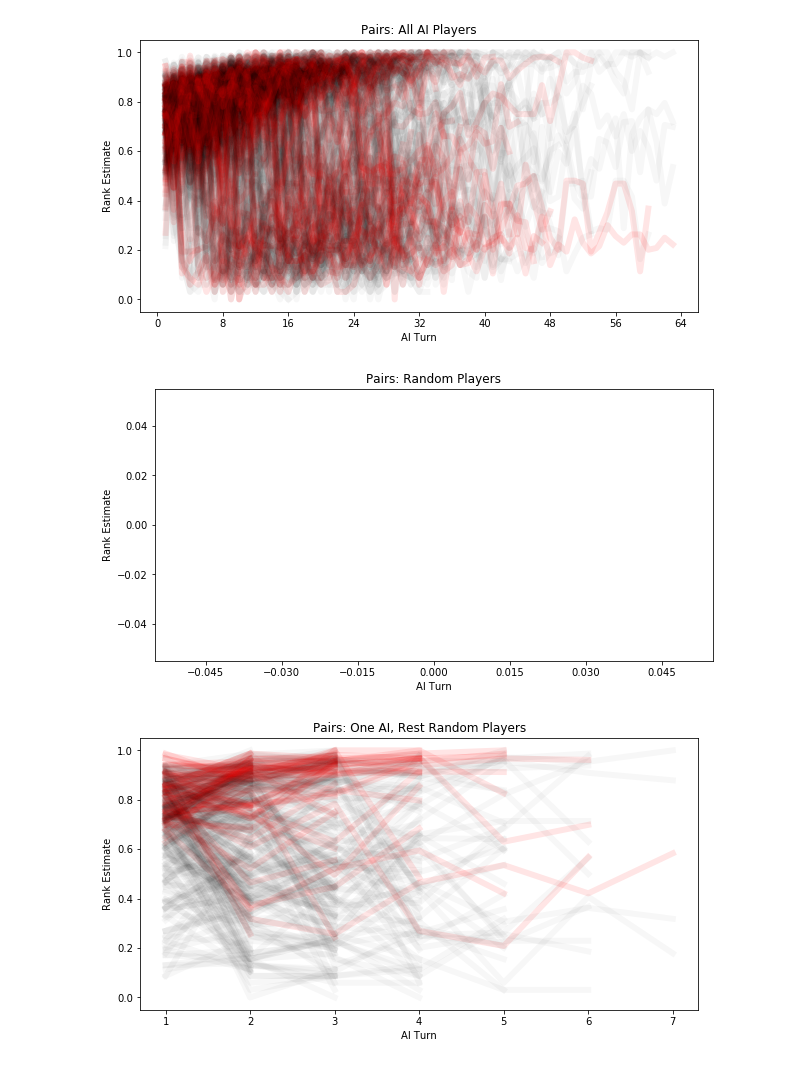
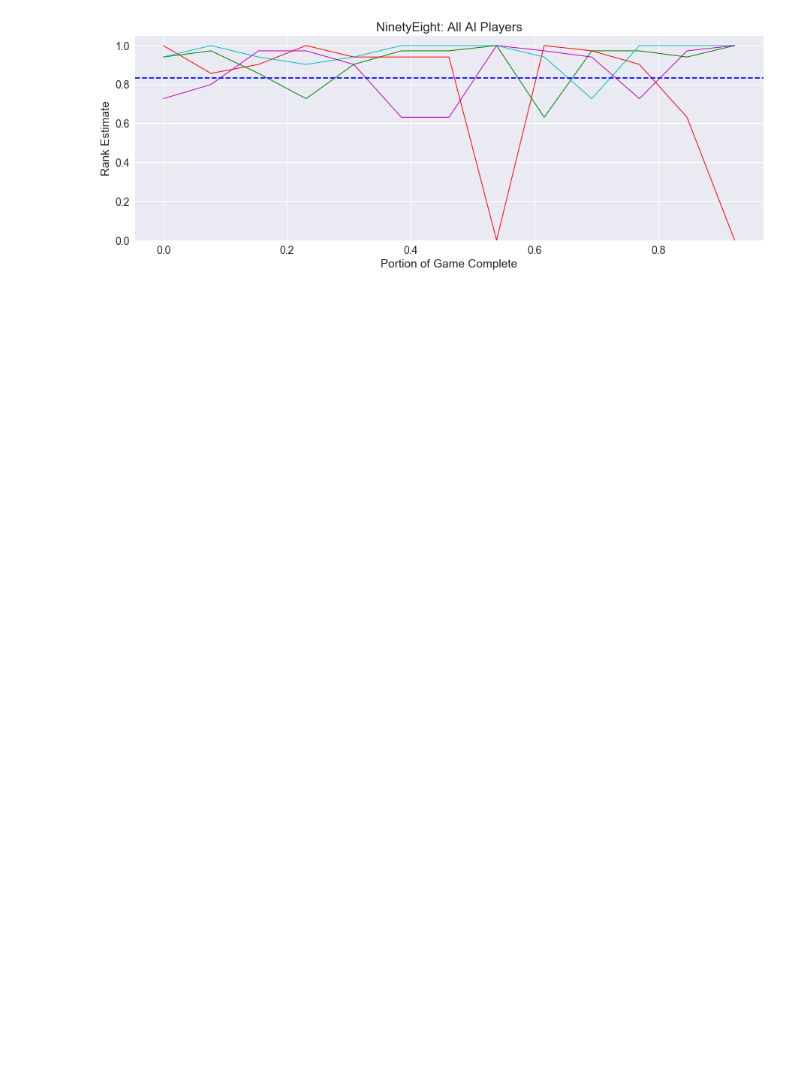
Before and after one commit to mgoadric/cardstock, a Jupyter notebook: Analysis/CardStock Analysis.ipynb, the cells around one changed output. Cells and saved outputs as stored; diff of their text form; code cells hidden in the pictures; blank space fills up the shorter version.

Commit message:
Adding in NinetyEight with more players. Fixed some heuristics

```diff
--- a/Analysis/CardStock Analysis.ipynb
+++ b/Analysis/CardStock Analysis.ipynb
@@ -5,3 +10,11 @@ import pandas
 from matplotlib.ticker import MaxNLocator
 %matplotlib inline
+# %%
+count = {"AllAI":100, "AllRnd":100, "RndandAI":100}
+typename = {"AllAI":"All AI Players", "AllRnd":"Random Players", "RndandAI":"One AI, Rest Random Players"}
+nump = {"Agram":4, "Pairs":2, "NinetyEight":4}
+convergence = {}
+heuristics = {}
+game = "NinetyEight"
+tricktaking = False
 # %%
@@ -51,28 +110,63 @@ for type in count.keys():
 # %%
-game = "Pairs"
-nump = 5
-for type in count.keys():
+nump = 4
+dthresh = (1 + (nump - 2) / (nump - 1)) / 2
+colors = ["r", "g", "c", "m", "y"]
+heuristics["Drama"] = 0
+heuristics["Security"] = 0
+for type in ["AllAI"]:
     fopen = open("../CardStockXam/bin/Release/games/" + game + str(nump) + ".gdl" + type + "-leadstats.txt")
     data = fopen.readlines()
     fopen.close()
     preds = [[], [], [], [], []]
-    ax = plt.figure(figsize=(10,5)).gca()
-    ax.xaxis.set_major_locator(MaxNLocator(integer=True))
+    ax = plt.figure(figsize=(15,5)).gca()
+#    ax.xaxis.set_major_locator(MaxNLocator(integer=True))
     plt.title(game + ": " + typename[type])
-    plt.xlabel("AI Turn")
+    plt.xlabel("Portion of Game Complete")
     plt.ylabel("Rank Estimate")
+    plt.ylim(0, 1.05)
+    count2 = 0
     for d in data[2:]:
         if not d[0].isdigit():
-            plt.plot(range(1, len(preds[0]) + 1), preds[0], color="r", alpha=0.1, linewidth=6.0)
-            for plist in preds[1:]:
-                plt.plot(range(1, len(plist) + 1), plist, color="k", alpha=0.033, linewidth=6.0)
-                pass
+
+            maxlen = 0
+            for p in preds:
+                if len(p) > maxlen:
+                    maxlen = len(p)
+
+            winner = 0
+            winscore = 0
+            for i in range(len(preds)):
+                if len(preds[i]) > 0 and preds[i][-1] > winscore:
+                    winner = i
+                    winscore = preds[i][-1]
+
+            #colors = ["k", "k", "k", "k", "k"]
+            #colors[winner] = "r"
+            dcount = 0
+            drama = 0
+            for s in preds[winner]:
+                if s < dthresh:
+                    dcount += 1
+                    drama += (dthresh - s) ** 0.5
+            if dcount > 0:
+                drama /= dcount
+            heuristics["Drama"] += drama / count[type]
+            heuristics["Security"] += (1 - dcount /  len(preds[winner])) / count[type]
+            #print(count2, 1 - (dcount / len(preds[winner])))
+
+            if count2 == 10:
+                c = 0
+                plt.plot([x / maxlen for x in range(len(preds[0]))], preds[0], color=colors[c], alpha=1, linewidth=1.0)
+                for plist in preds[1:]:
+                    c += 1
+                    plt.plot([x / maxlen for x in range(len(plist))], plist, color=colors[c], alpha=1, linewidth=1.0)
+                    pass
+                plt.axhline(dthresh, color="b", ls="dashed")
             preds = [[], [], [], [], []]
+            count2 += 1
         else:
             leads = [float(x) for x in d[:-2].strip().split(",")]
             for p in range(nump):
                 preds[p].append(leads[p + 1])
 # %% [output]
-[figure, old version]
+[figure, new version]
-[figure, removed]
-[figure, removed]
```
Also changed, not shown: parts of 15 cells of this notebook, 8 other files.
